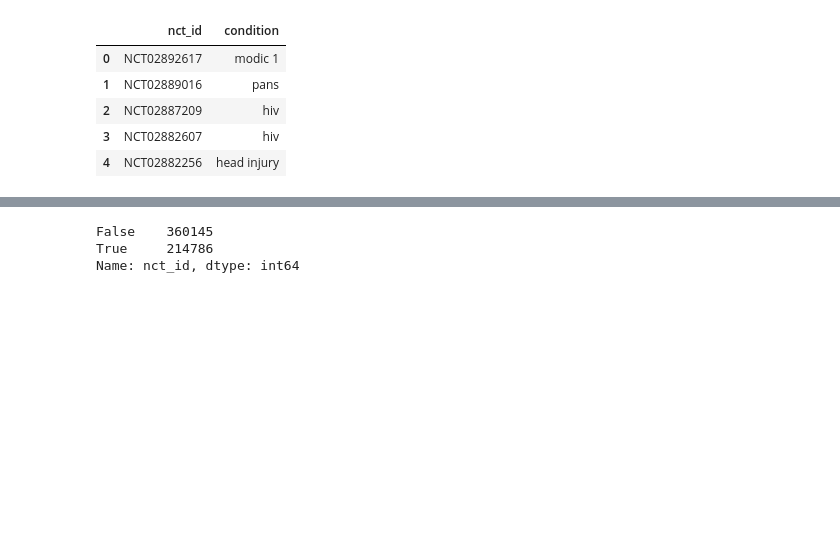
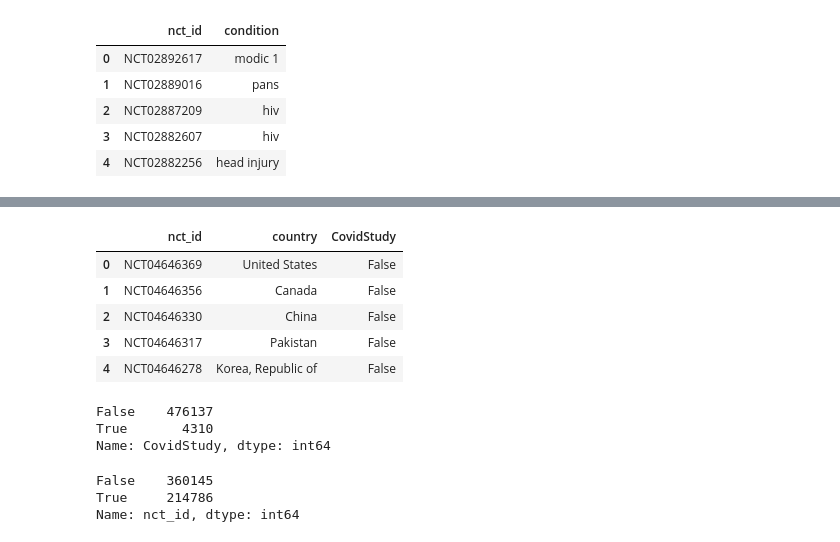
Before and after one commit to katiek74/capstone, a Jupyter notebook: notebooks/CTgov_data_download_and_transformation.ipynb, the cells around one changed output, grey strips where cells are left out. Saved outputs shown, nothing was run; the diff lists cells and outputs as text; code cells hidden in the pictures; blank space fills up the shorter version.

```diff
--- a/notebooks/CTgov_data_download_and_transformation.ipynb
+++ b/notebooks/CTgov_data_download_and_transformation.ipynb
@@ -256,0 +426,6 @@ Name: country_removed, dtype: int64
+# %%
+#taking out the ones identified as "removed" as these countries are no longer participating in the associated study:
+
+print(countries.removed.value_counts())
+countries = countries[countries.removed != True]
+countries.head()
@@ -257,3 +450,27 @@ Name: country_removed, dtype: int64
+# %%
+#keeping only the needed columns and renaming them:
+
+countries = countries[['nct_id', 'name']]
+countries = countries.rename(columns = {'name' : 'country'})
+# %%
+#adding a column to distinguish if the study is a covid study in the countries table:
+
+
+countries = countries.assign(CovidStudy=countries.nct_id.isin(ct_covid['NCT Number']))
+countries.head()
+# %% [output]
+|  | nct_id | country | CovidStudy |
+| 0 | NCT04646369 | United States | False |
+| 1 | NCT04646356 | Canada | False |
+| 2 | NCT04646330 | China | False |
+| 3 | NCT04646317 | Pakistan | False |
+| 4 | NCT04646278 | Korea, Republic of | False |
+# %%
+countries.CovidStudy.value_counts()
+# %% [output]
+False    476137
+True       4310
+Name: CovidStudy, dtype: int64
 # %%
 #checking the sponsors table, there are multiple entries per study so it will be difficult to join with main data:
 
```
Also changed, not shown: parts of 39 cells of this notebook, 7 other files.
